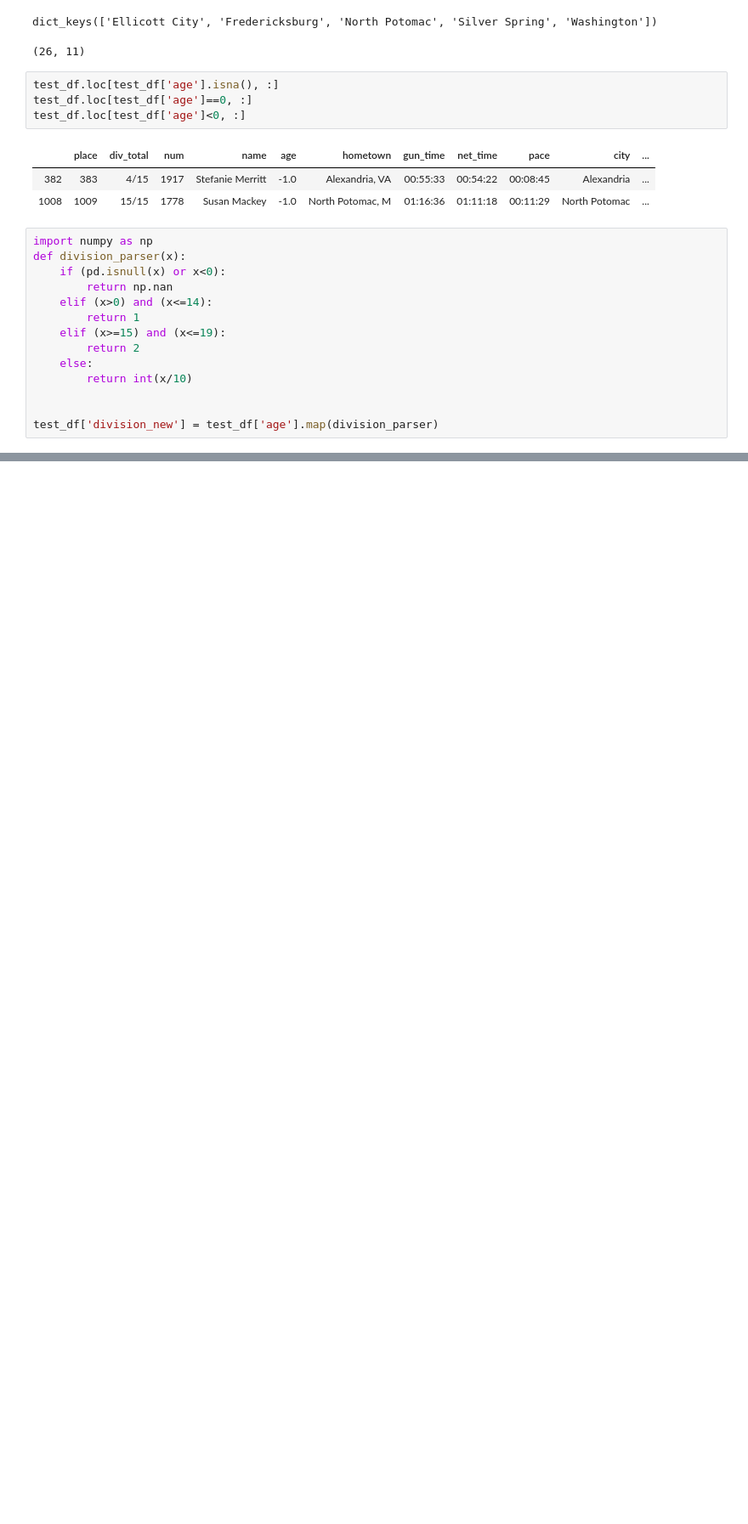
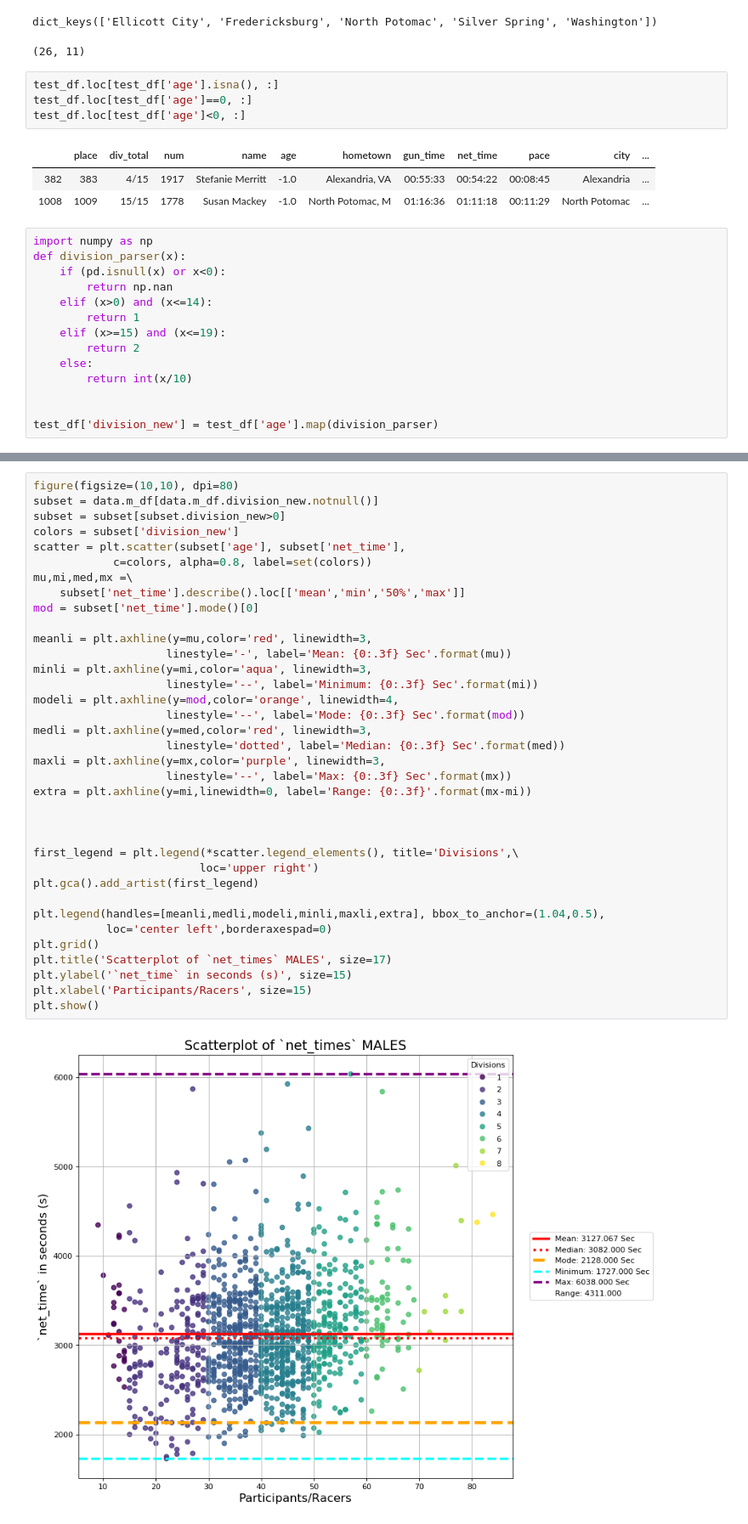
Before and after one commit to fabelperez/DataScienceCapstoneRepo, a Jupyter notebook: deloitte_data_exer.ipynb, the cells around one changed output, grey strips where cells are left out. Shown at 85% size. Drawn from its saved outputs; the diff is of its cells as text; blank space fills up the shorter version.

```diff
--- a/deloitte_data_exer.ipynb
+++ b/deloitte_data_exer.ipynb
@@ -201,0 +438,38 @@ test_df.loc[~test_df['division_new'].isnull(), :]
+# %%
+figure(figsize=(10,10), dpi=80)
+subset = data.m_df[data.m_df.division_new.notnull()]
+subset = subset[subset.division_new>0]
+colors = subset['division_new']
+scatter = plt.scatter(subset['age'], subset['net_time'],
+            c=colors, alpha=0.8, label=set(colors))
+mu,mi,med,mx =\
+    subset['net_time'].describe().loc[['mean','min','50%','max']]
+mod = subset['net_time'].mode()[0]
+
+meanli = plt.axhline(y=mu,color='red', linewidth=3,
+                    linestyle='-', label='Mean: {0:.3f} Sec'.format(mu))
+minli = plt.axhline(y=mi,color='aqua', linewidth=3,
+                    linestyle='--', label='Minimum: {0:.3f} Sec'.format(mi))
+modeli = plt.axhline(y=mod,color='orange', linewidth=4,
+                    linestyle='--', label='Mode: {0:.3f} Sec'.format(mod))
+medli = plt.axhline(y=med,color='red', linewidth=3,
+                    linestyle='dotted', label='Median: {0:.3f} Sec'.format(med))
+maxli = plt.axhline(y=mx,color='purple', linewidth=3,
+                    linestyle='--', label='Max: {0:.3f} Sec'.format(mx))
+extra = plt.axhline(y=mi,linewidth=0, label='Range: {0:.3f}'.format(mx-mi))
+
+
+
+first_legend = plt.legend(*scatter.legend_elements(), title='Divisions',\
+                         loc='upper right')
+plt.gca().add_artist(first_legend)
+
+plt.legend(handles=[meanli,medli,modeli,minli,maxli,extra], bbox_to_anchor=(1.04,0.5),
+           loc='center left',borderaxespad=0)
+plt.grid()
+plt.title('Scatterplot of `net_times` MALES', size=17)
+plt.ylabel('`net_time` in seconds (s)', size=15)
+plt.xlabel('Participants/Racers', size=15)
+plt.show()
+# %% [output]
+[figure, added]
```
Also changed, not shown: parts of 24 cells of this notebook, 1 other file.
